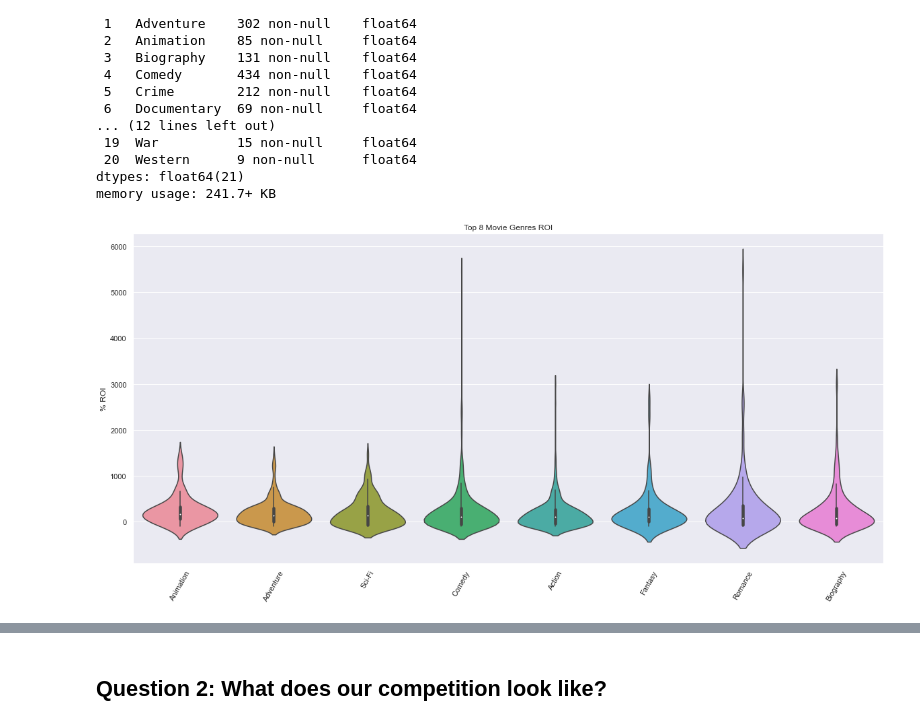
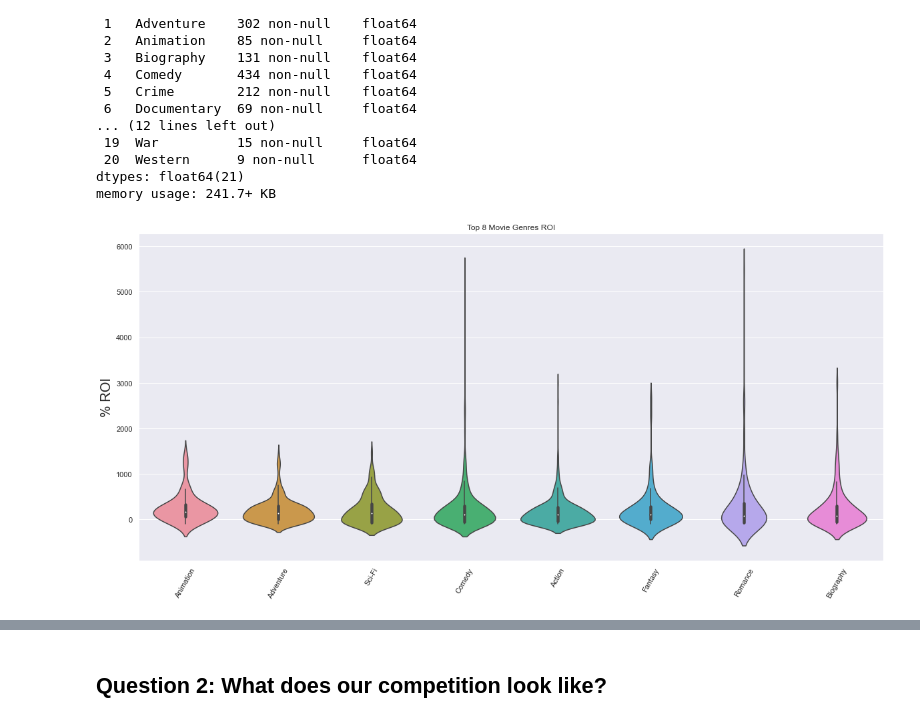
Before and after one commit to tkhendrix22/Microsoft-Movies-Inc., a Jupyter notebook: Microsoft_Movies_Notebook.ipynb, the cells around one changed output, grey strips where cells are left out. Drawn from its saved outputs; the diff is of its cells as text; code cells hidden in the pictures.

```diff
--- a/Microsoft_Movies_Notebook.ipynb
+++ b/Microsoft_Movies_Notebook.ipynb
@@ -499,12 +506,12 @@ memory usage: 241.7+ KB
 # %%
 #create new variable indexing top 8 values of genres
 top_genre = budgets_genre[budgets_genre.median().sort_values(ascending=False).index[:8]]
 #plot violin plot of top 8 genres
 sns.set(rc={'figure.figsize':(20,9)})
 sns.set_theme(style='darkgrid',context='notebook', palette='rocket')
-genre_violin = sns.violinplot(data = top_genre, scale="width",showmeans=True)
+genre_violin = sns.violinplot(data = top_genre)
 plt.xticks(rotation = 60)
 genre_violin.set_ylabel('% ROI', fontsize=20);
 genre_violin.set_title('Top 8 Movie Genres ROI');
 # %% [output]
-[figure, old version]
+[figure, new version]
```
Also changed, not shown: parts of 15 cells of this notebook.
